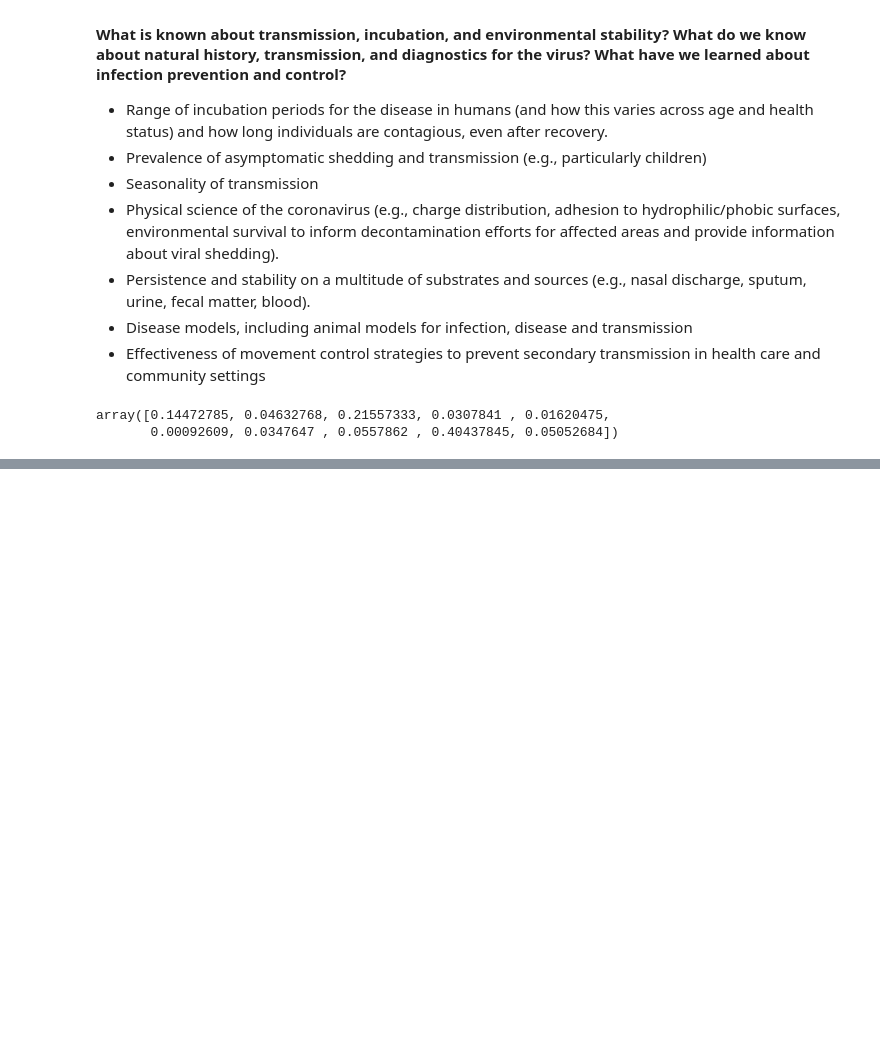
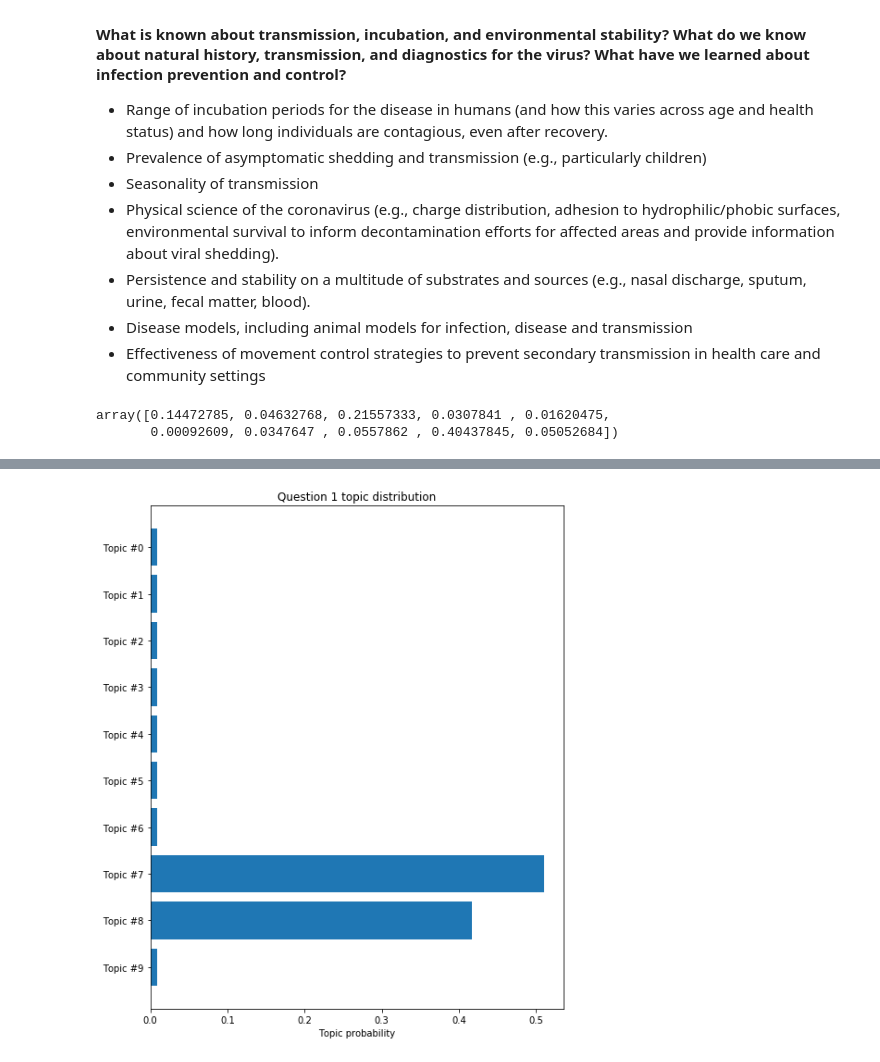
Before and after one commit to AndrejIvanov1/covid-19-challenge, a Jupyter notebook: LDA-answer-finding.ipynb, the cells around one changed output, grey strips where cells are left out. Drawn from its saved outputs; the diff is of its cells as text; code cells hidden in the pictures; blank space fills up the shorter version.

```diff
--- a/LDA-answer-finding.ipynb
+++ b/LDA-answer-finding.ipynb
@@ -141,0 +173,4 @@ Abstract:  background congenital malaria infants directly infected malaria paras
+# %%
+plot_topic_dist(question_topic_dist, title='Question 1 topic distribution')
+# %% [output]
+[figure, added]
```
Also changed, not shown: parts of 9 cells of this notebook.
